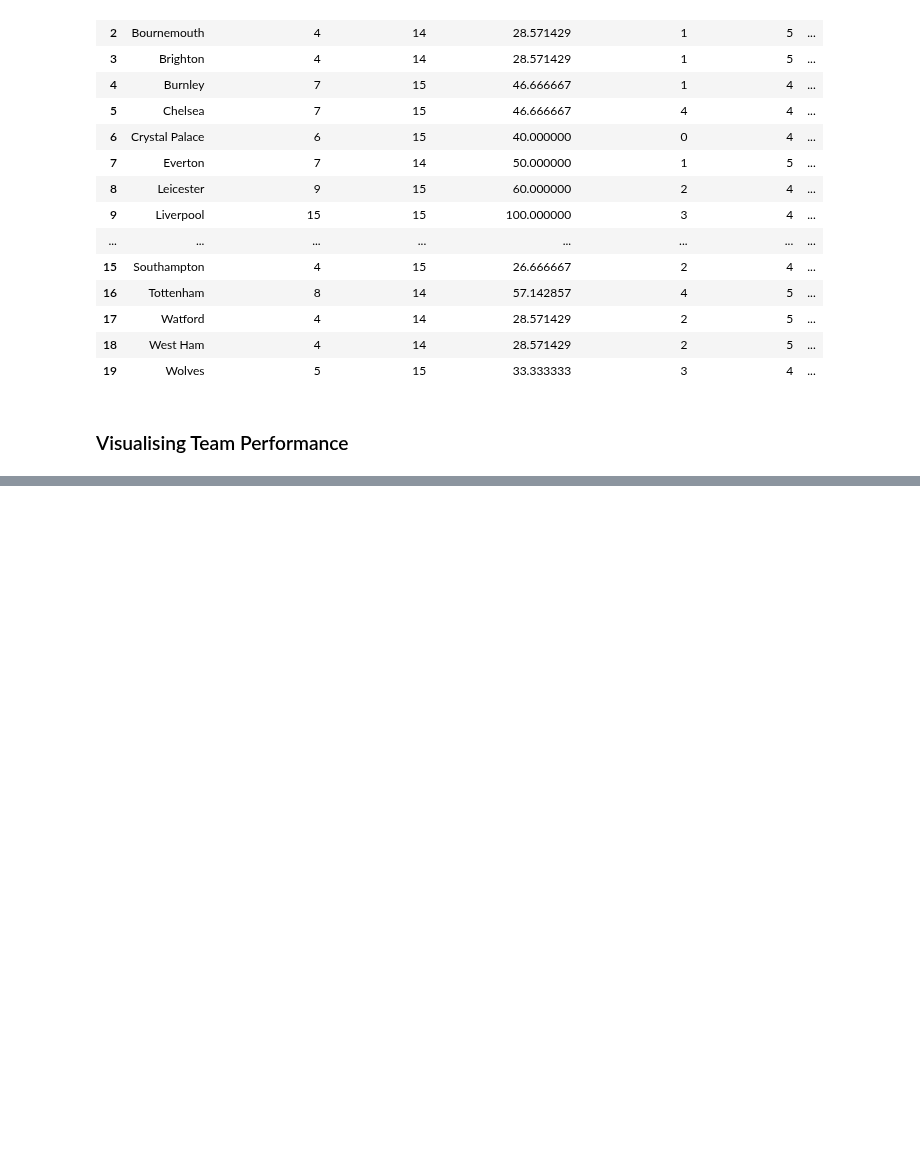
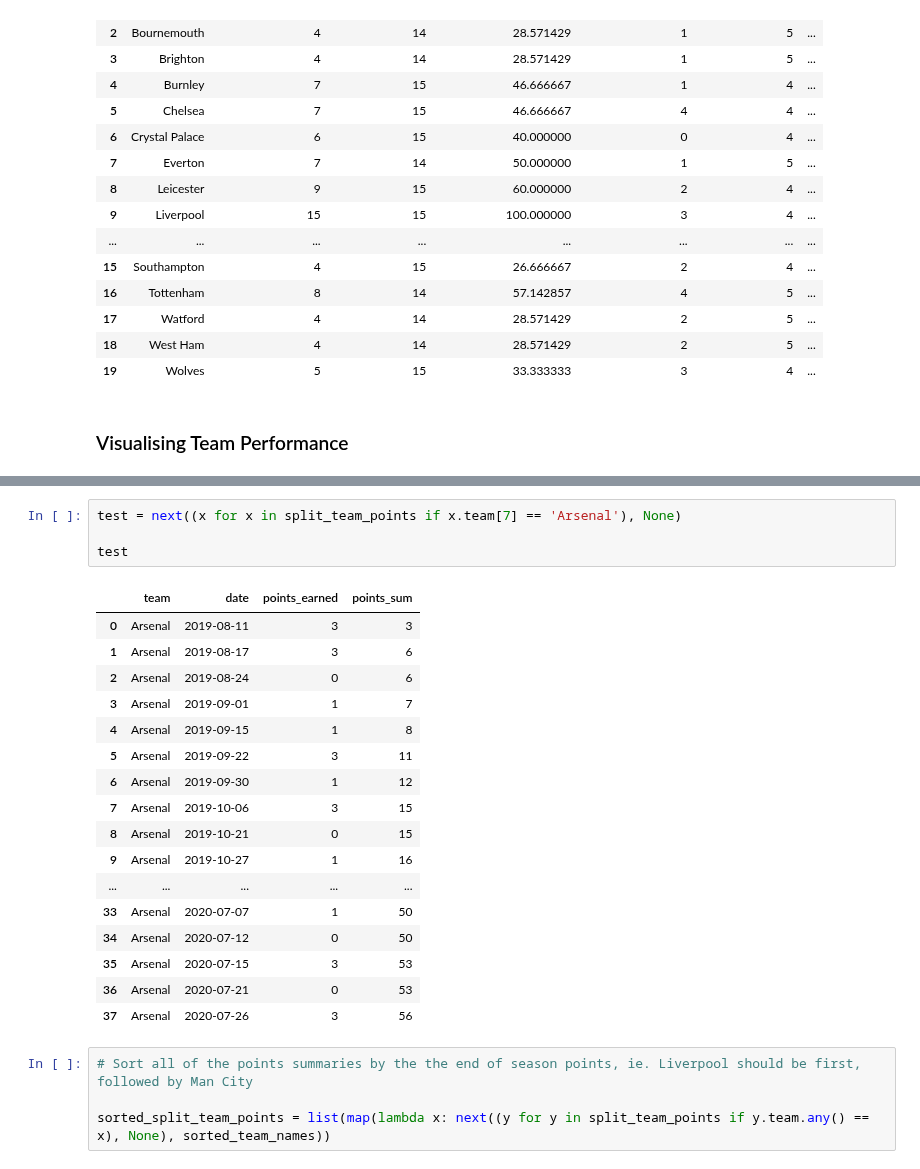
Before and after one commit to CharlesPeterMcCarthy/english-premier-league-2019-2020-statistical-analysis, a Jupyter notebook: epl-2019-2020.ipynb, the cells around one changed output, grey strips where cells are left out. Drawn from its saved outputs; the diff is of its cells as text; blank space fills up the shorter version.

```diff
--- a/epl-2019-2020.ipynb
+++ b/epl-2019-2020.ipynb
@@ -1773,0 +1862,26 @@ referee
+# %%
+test = next((x for x in split_team_points if x.team[7] == 'Arsenal'), None)
+
+test
+# %% [output]
+|  | team | date | points_earned | points_sum |
+| 0 | Arsenal | 2019-08-11 | 3 | 3 |
+| 1 | Arsenal | 2019-08-17 | 3 | 6 |
+| 2 | Arsenal | 2019-08-24 | 0 | 6 |
+| 3 | Arsenal | 2019-09-01 | 1 | 7 |
+| 4 | Arsenal | 2019-09-15 | 1 | 8 |
+| 5 | Arsenal | 2019-09-22 | 3 | 11 |
+| 6 | Arsenal | 2019-09-30 | 1 | 12 |
+| 7 | Arsenal | 2019-10-06 | 3 | 15 |
+| 8 | Arsenal | 2019-10-21 | 0 | 15 |
+| 9 | Arsenal | 2019-10-27 | 1 | 16 |
+| ... | ... | ... | ... | ... |
+| 33 | Arsenal | 2020-07-07 | 1 | 50 |
+| 34 | Arsenal | 2020-07-12 | 0 | 50 |
+| 35 | Arsenal | 2020-07-15 | 3 | 53 |
+| 36 | Arsenal | 2020-07-21 | 0 | 53 |
+| 37 | Arsenal | 2020-07-26 | 3 | 56 |
+# %%
+# Sort all of the points summaries by the the end of season points, ie. Liverpool should be first, followed by Man City
+
+sorted_split_team_points = list(map(lambda x: next((y for y in split_team_points if y.team.any() == x), None), sorted_team_names))
```
Also changed, not shown: parts of 13 cells of this notebook.
